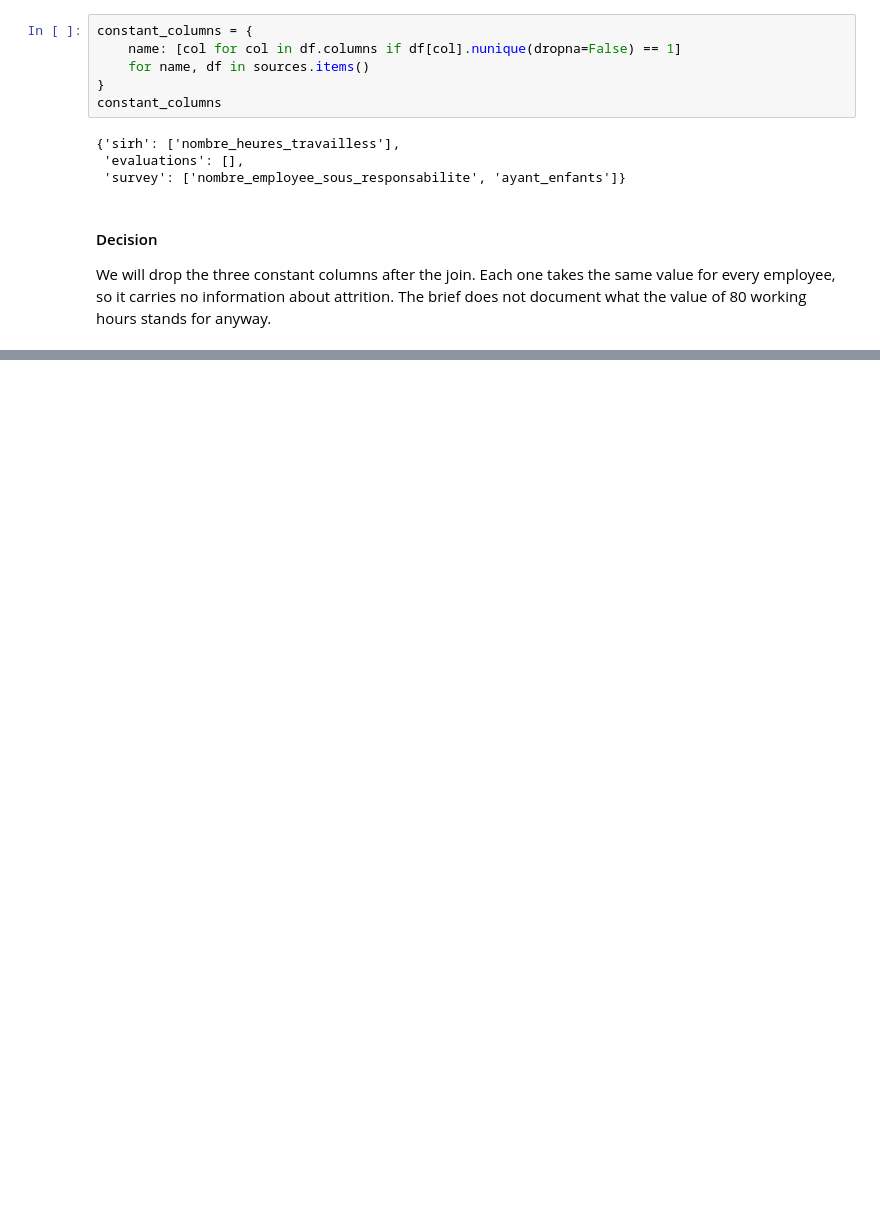
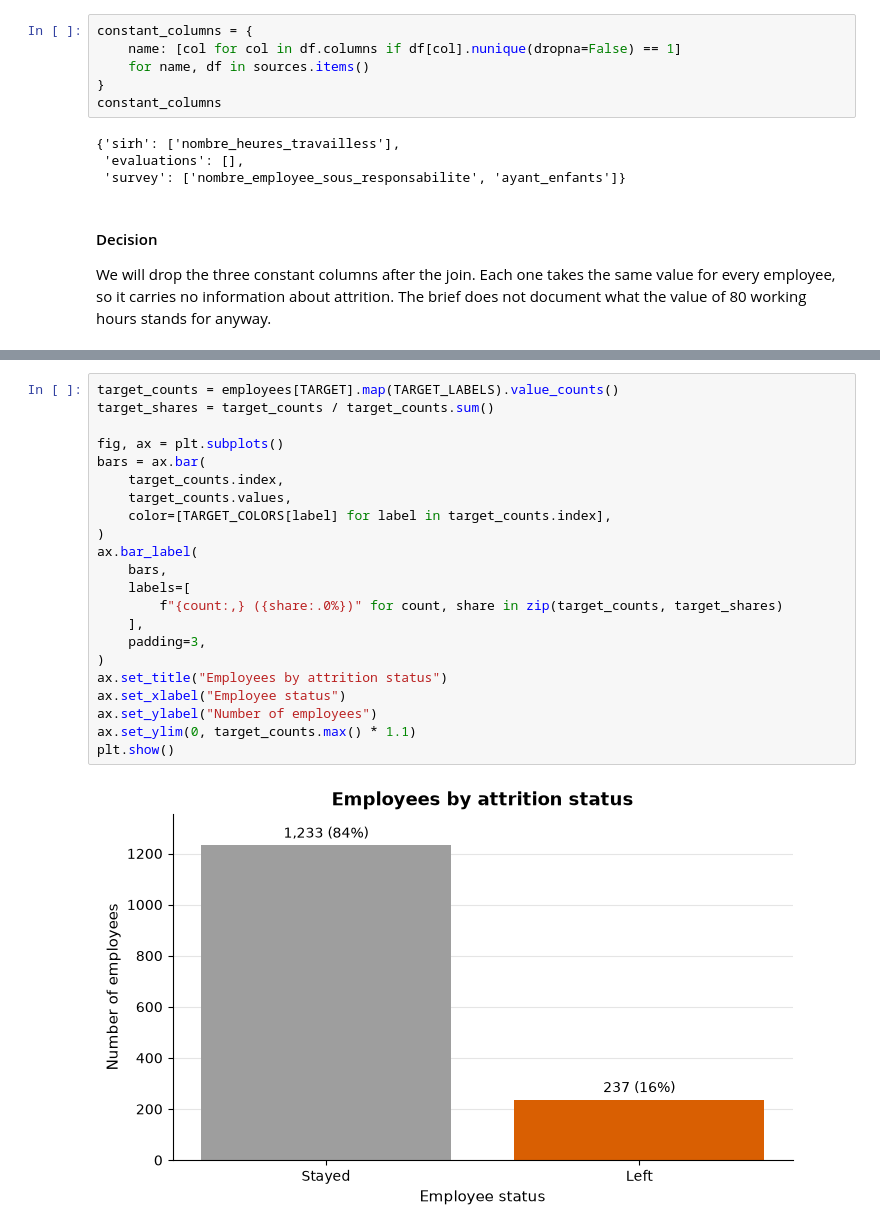
Before and after one commit to dapitch666/oc-p04-hr-attrition-classification, a Jupyter notebook: notebooks/01_exploration.ipynb, the cells around one changed output, grey strips where cells are left out. Drawn from its saved outputs; the diff is of its cells as text; blank space fills up the shorter version.

```diff
--- a/notebooks/01_exploration.ipynb
+++ b/notebooks/01_exploration.ipynb
@@ -486 +710,25 @@ The central table holds 1,470 employees, as many as each source file, so the joi
+# %%
+target_counts = employees[TARGET].map(TARGET_LABELS).value_counts()
+target_shares = target_counts / target_counts.sum()
+
+fig, ax = plt.subplots()
+bars = ax.bar(
+    target_counts.index,
+    target_counts.values,
+    color=[TARGET_COLORS[label] for label in target_counts.index],
+)
+ax.bar_label(
+    bars,
+    labels=[
+        f"{count:,} ({share:.0%})" for count, share in zip(target_counts, target_shares)
+    ],
+    padding=3,
+)
+ax.set_title("Employees by attrition status")
+ax.set_xlabel("Employee status")
+ax.set_ylabel("Number of employees")
+ax.set_ylim(0, target_counts.max() * 1.1)
+plt.show()
+# %% [output]
+[figure, added]
 # %% [markdown]
```
Also changed, not shown: parts of 88 cells of this notebook, 1 other file.
